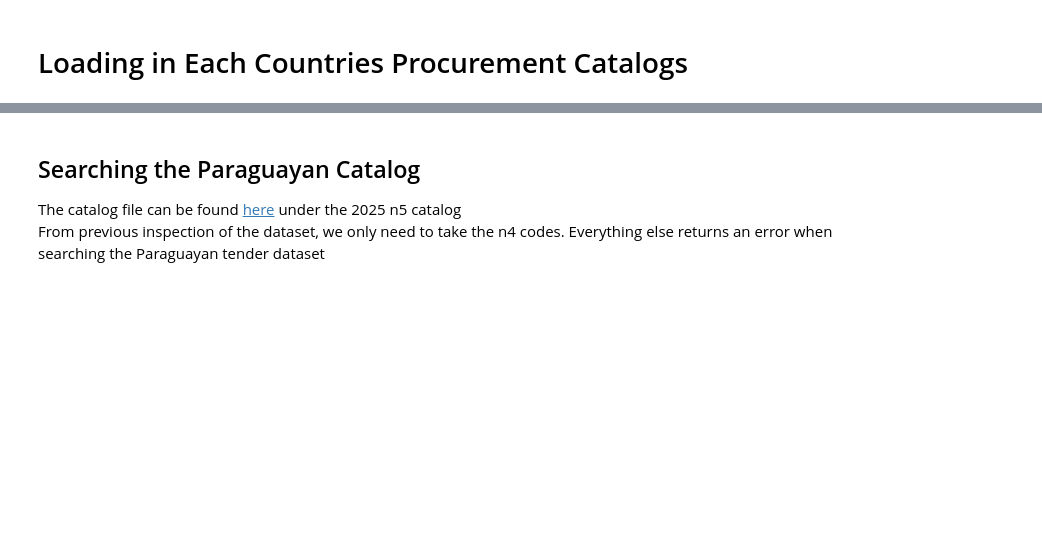
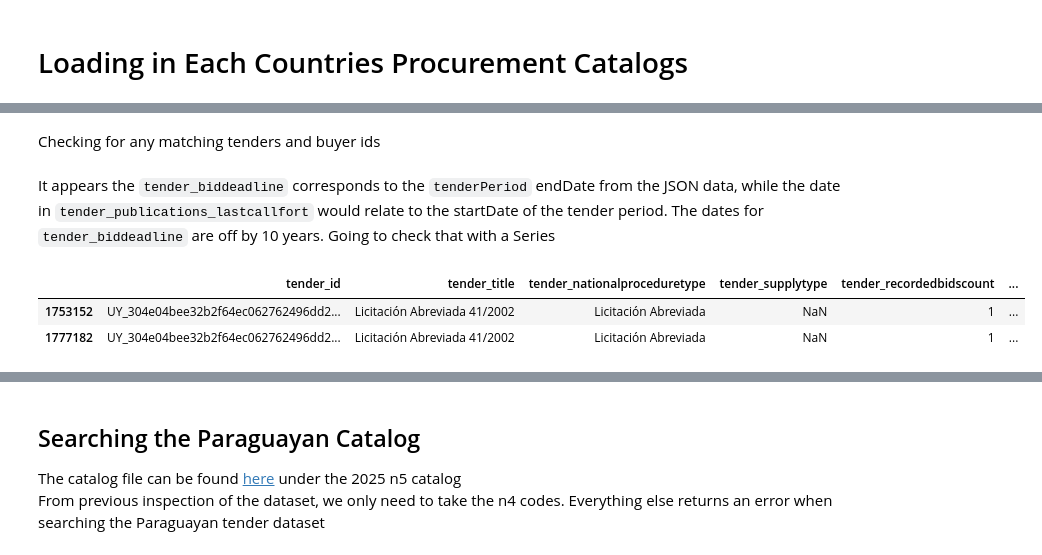
Before and after one commit to aidanlockwood20/MXN442-Assignment2-Project, a Jupyter notebook: report.ipynb, the cells around one changed output, grey strips where cells are left out. Saved outputs shown, nothing was run; the diff lists cells and outputs as text; code cells hidden in the pictures; blank space fills up the shorter version.

```diff
--- a/report.ipynb
+++ b/report.ipynb
@@ -436,0 +515,2 @@ len(sorted(paraguay_products_titled['Title'].value_counts().to_dict()))
+# %% [markdown]
+Checking for any matching tenders and buyer ids
@@ -436,0 +524,17 @@ len(sorted(paraguay_products_titled['Title'].value_counts().to_dict()))
+# %%
+date_cols = [
+    'tender_biddeadline',
+    'tender_awarddecisiondate',
+    'tender_publications_firstcallfor'
+]
+
+for col in date_cols:
+    uruguay_procurement_data_expanded[col] = pd.to_datetime(uruguay_procurement_data_expanded[col], unit = 'd', errors = 'coerce')
+# %% [markdown]
+It appears the `tender_biddeadline` corresponds to the `tenderPeriod` endDate from the JSON data, while the date in `tender_publications_lastcallfort` would relate to the startDate of the tender period. The dates for `tender_biddeadline` are off by 10 years. Going to check that with a Series
+# %%
+uruguay_procurement_data_expanded[(uruguay_procurement_data_expanded['tender_title'] == 'Licitación Abreviada 41/2002') & (uruguay_procurement_data_expanded['buyer_id'] == '4-4')]
+# %% [output]
+|  | tender_id | tender_title | tender_nationalproceduretype | tender_supplytype | tender_recordedbidscount | ... |
+| 1753152 | UY_304e04bee32b2f64ec062762496dd2... | Licitación Abreviada 41/2002 | Licitación Abreviada | NaN | 1 | ... |
+| 1777182 | UY_304e04bee32b2f64ec062762496dd2... | Licitación Abreviada 41/2002 | Licitación Abreviada | NaN | 1 | ... |
```
Also changed, not shown: parts of 19 cells of this notebook, 1 other file.
